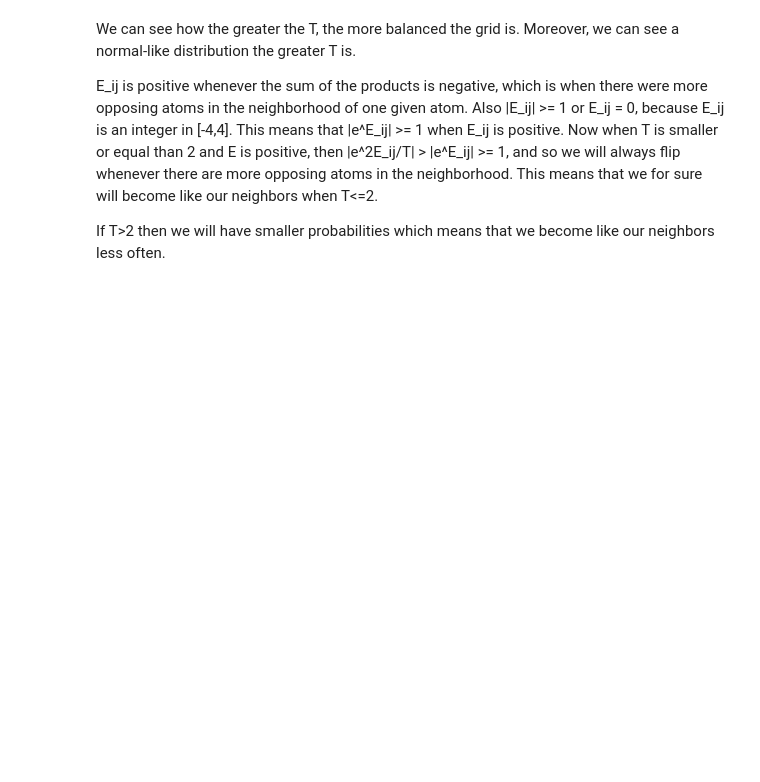
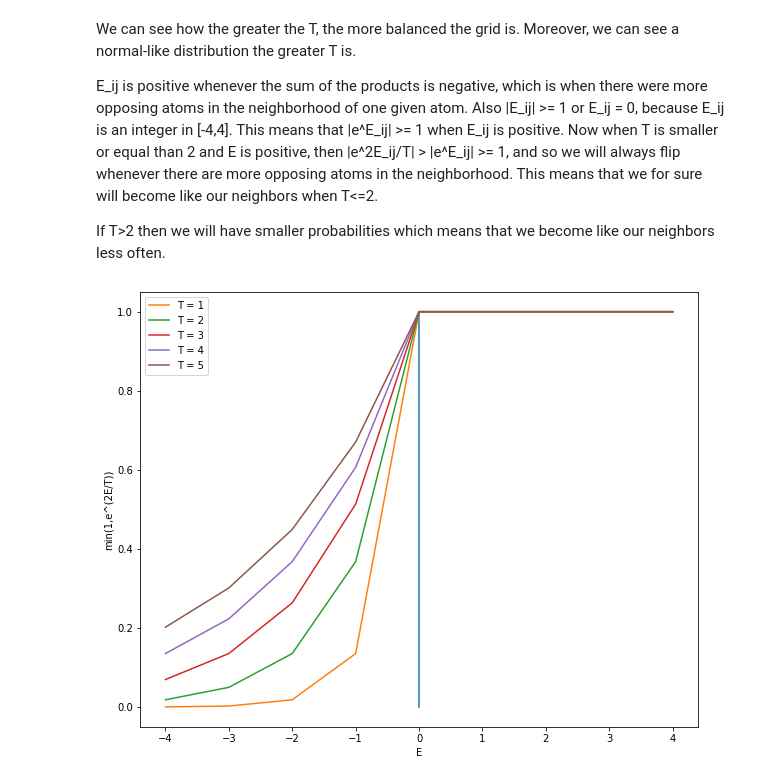
Before and after one commit to jccf12/cs166, a Jupyter notebook: jupyter_notebooks/12.1 The Ising model.ipynb, the cells around one changed output. Cells and saved outputs as stored; diff of their text form; code cells hidden in the pictures; blank space fills up the shorter version.

```diff
--- a/jupyter_notebooks/12.1 The Ising model.ipynb
+++ b/jupyter_notebooks/12.1 The Ising model.ipynb
@@ -110,3 +135,31 @@ We can see how the greater the T, the more balanced the grid is. Moreover, we ca
 E_ij is positive whenever the sum of the products is negative, which is when there were more opposing atoms in the neighborhood of one given atom. Also |E_ij| >= 1 or E_ij = 0, because E_ij is an integer in [-4,4]. This means that |e^E_ij| >= 1 when E_ij is positive. Now when T is smaller or equal than 2 and E is positive, then |e^2E_ij/T| > |e^E_ij| >= 1, and so we will always flip whenever there are more opposing atoms in the neighborhood. This means that we for sure will become like our neighbors when T<=2.
 
 If T>2 then we will have smaller probabilities which means that we become like our neighbors less often.
+# %%
+T=1
+E = np.arange(-4,5)
+X = [min(1,np.e**(2*x/T)) for x in E]
+
+plt.figure(figsize=(10,8))
+T=1
+X = [min(1,np.e**(2*x/T)) for x in E]
+plt.plot([0,0],[0,1])
+plt.plot(E,X, label = "T = {}".format(T))
+T=2
+X = [min(1,np.e**(2*x/T)) for x in E]
+plt.plot(E,X, label = "T = {}".format(T))
+T=3
+X = [min(1,np.e**(2*x/T)) for x in E]
+plt.plot(E,X, label = "T = {}".format(T))
+T=4
+X = [min(1,np.e**(2*x/T)) for x in E]
+plt.plot(E,X, label = "T = {}".format(T))
+T=5
+X = [min(1,np.e**(2*x/T)) for x in E]
+plt.plot(E,X, label = "T = {}".format(T))
+plt.legend()
+plt.xlabel('E')
+plt.ylabel('min(1,e^(2E/T))')
+plt.show()
+# %% [output]
+[figure, added]
```
Also changed, not shown: parts of 4 cells of this notebook.
